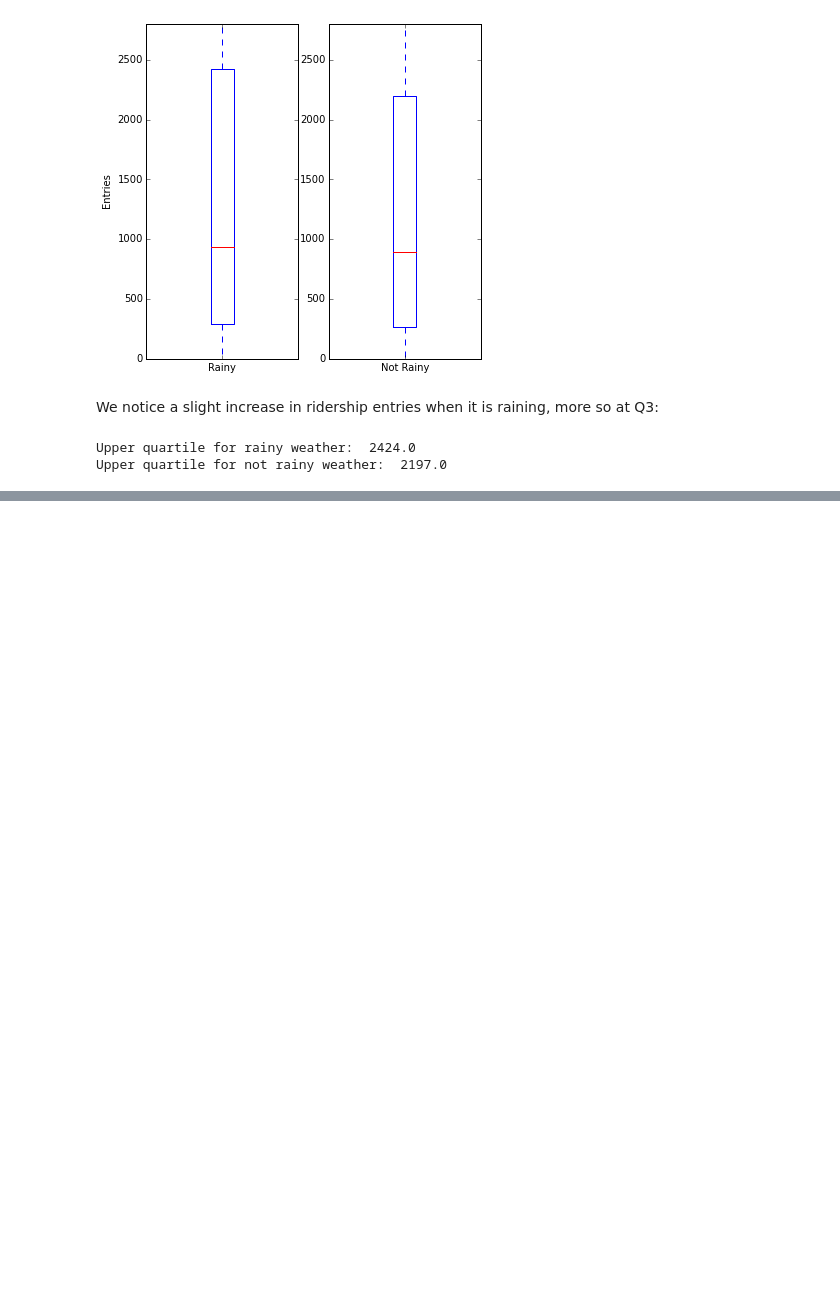
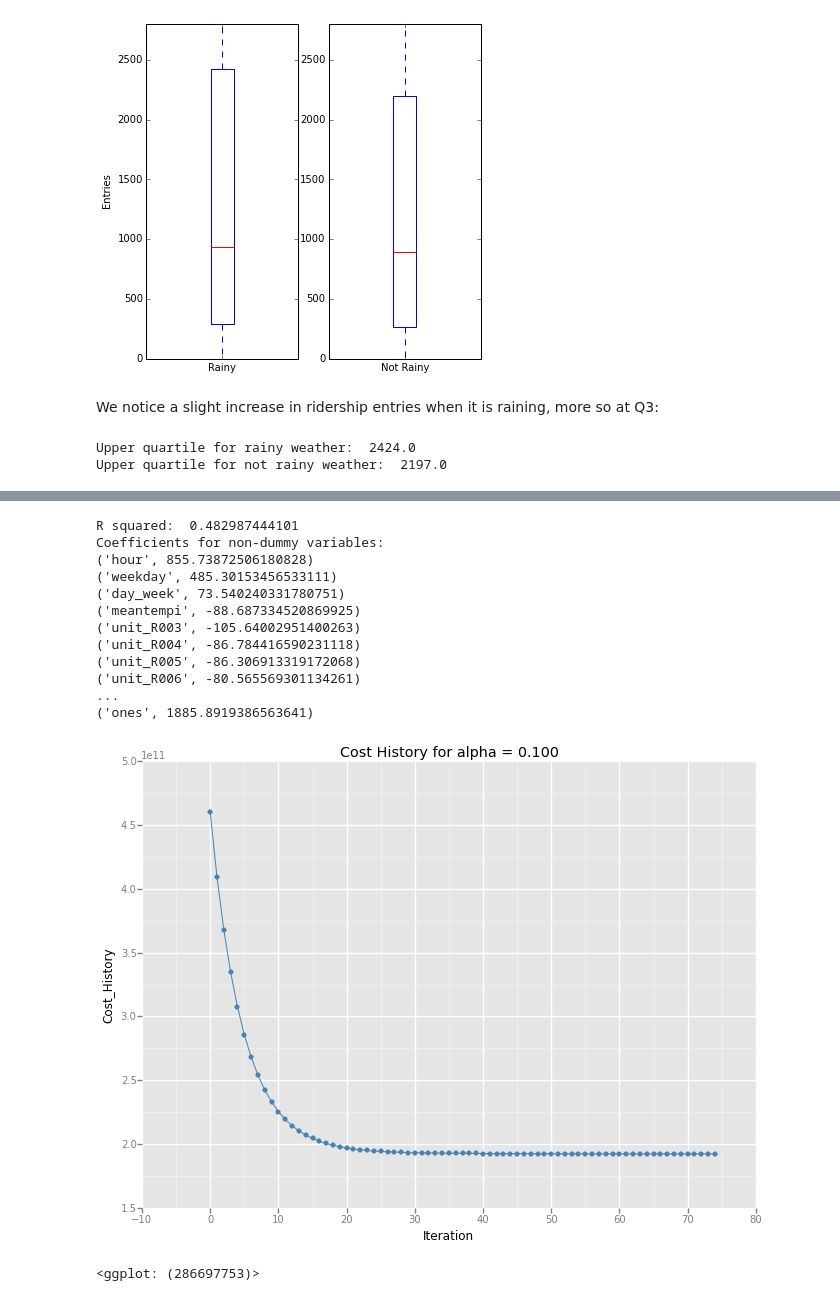
Before and after one commit to FlaviusPopescu/nyc-subway-ridership, a Jupyter notebook: NYC Subway Ridership.ipynb, the cells around one changed output, grey strips where cells are left out. Saved outputs shown, nothing was run; the diff lists cells and outputs as text; code cells hidden in the pictures; blank space fills up the shorter version.

```diff
--- a/NYC Subway Ridership.ipynb
+++ b/NYC Subway Ridership.ipynb
@@ -274,0 +190,38 @@ ggplot(df_no_rain, aes(x='ENTRIESn_hourly')) + geom_histogram(binwidth=300, fill
+# %%
+execfile("./regression.py")
+
+# specify non-dummy features here
+non_dummy_features = ['hour', 'weekday', 'day_week', 'meantempi']
+total_non_dummy_features = len(non_dummy_features)
+
+# predictions(df, features) returns:
+# => predicted values for the training examples
+# => the observed values
+# => a list of all the features, including dummy variables for categorical data (by default, UNIT is included)
+# => the coefficients
+# => a plot of the cost history over the iterations
+predicted, values, features, theta, plot = predictions(df, non_dummy_features)
+print "R squared: ", compute_r_squared(values, predicted)
+
+print "Coefficients for non-dummy variables: "
+weights = zip(features.columns, theta)
+for pair in weights[:(total_non_dummy_features + 4)]:
+    print pair
+print "..."
+print weights[-1]
+print plot
+# %% [output]
+R squared:  0.482987444101
+Coefficients for non-dummy variables:
+('hour', 855.73872506180828)
+('weekday', 485.30153456533111)
+('day_week', 73.540240331780751)
+('meantempi', -88.687334520869925)
+('unit_R003', -105.64002951400263)
+('unit_R004', -86.784416590231118)
+('unit_R005', -86.306913319172068)
+('unit_R006', -80.565569301134261)
+...
+('ones', 1885.8919386563641)
+[figure, added]
+<ggplot: (286697753)>
```
Also changed, not shown: parts of 32 cells of this notebook, 1 other file.
